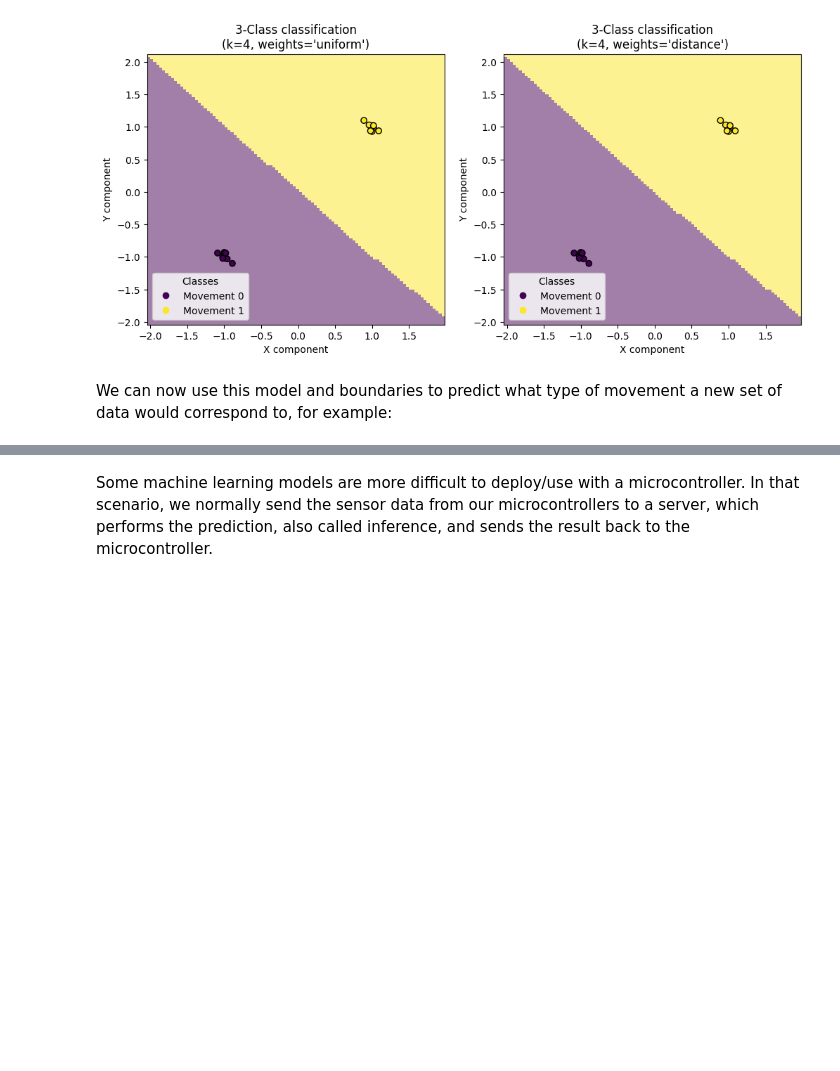
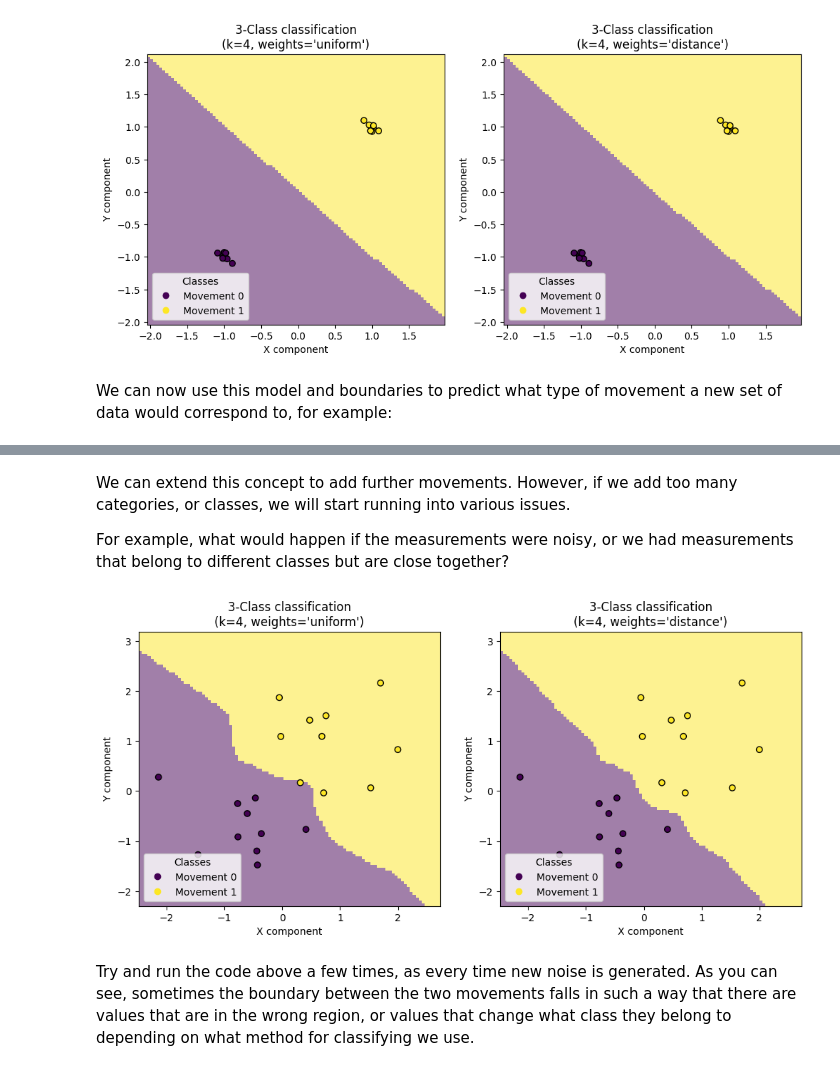
Before and after one commit to elvd/uob_outreach, a Jupyter notebook: ml_activity.ipynb, the cells around one changed output, grey strips where cells are left out. Cells and saved outputs as stored; diff of their text form; code cells hidden in the pictures; blank space fills up the shorter version.

Commit message:
Final draft of the ML activity notebook
Finalised the two examples - linear regression and KNN. Added some pointers on further reading on neural networks.

```diff
--- a/ml_activity.ipynb
+++ b/ml_activity.ipynb
@@ -283,2 +287,63 @@ The new data corresponds to a movement number 1
 # %% [markdown]
-Some machine learning models are more difficult to deploy/use with a microcontroller. In that scenario, we normally send the sensor data from our microcontrollers to a server, which performs the prediction, also called inference, and sends the result back to the microcontroller.
+We can extend this concept to add further movements. However, if we add too many categories, or classes, we will start running into various issues.
+
+For example, what would happen if the measurements were noisy, or we had measurements that belong to different classes but are close together?
+# %%
+# These are our raw data points - pairs of `X` and `Y` data points. Aim to have at least 10 pairs per movement
+sensor_readings = np.array([
+    [-1, -1], [-1.01, -1.02], [-0.99, -0.98], [-1.02, -0.99], [-0.96, -1.03], [-1.02, -1.02], [-1, -0.93], [-0.89, -1.1], [-1.09, -0.94], [-0.98, -0.94],
+    [1, 1], [1.01, 1.02], [0.99, 0.98], [1.02, 0.99], [0.96, 1.03], [1.02, 1.02], [1, 0.93], [0.89, 1.1], [1.09, 0.94], [0.98, 0.94]
+])
+
+noise_amount = 0.65
+sensor_noise = np.random.normal(0, np.sqrt(noise_amount), size=np.shape(sensor_readings))
+noisy_readings = sensor_readings + sensor_noise
+
+# In this case, we need to say what readings correspond to what movements. We will use the labels `0` and `1` for now. When you add more movements, you can extend the labels to higher numbers.
+movement_labels = np.array([
+    0, 0, 0, 0, 0, 0, 0, 0, 0, 0,
+    1, 1, 1, 1, 1, 1, 1, 1, 1, 1
+])
+
+# Splitting datasets into training and testing subsets is a standard step in many machine learning algorithms
+X_train, X_test, y_train, y_test = train_test_split(noisy_readings, movement_labels, stratify=movement_labels, random_state=0)
+
+# This is the command that builds, trains, and tests the classifier
+clf = Pipeline(
+    steps=[("scaler", StandardScaler()), ("knn", KNeighborsClassifier(n_neighbors=4))]
+)
+
+# Plotting of the results is a bit more involved in this case
+_, axs = plt.subplots(ncols=2, figsize=(12, 5))
+
+for ax, weights in zip(axs, ("uniform", "distance")):
+    # This is the command that trains the classifier
+    clf.set_params(knn__weights=weights).fit(X_train, y_train)
+
+    disp = DecisionBoundaryDisplay.from_estimator(
+        clf,
+        X_test,
+        response_method="predict",
+        plot_method="pcolormesh",
+        xlabel="X component",
+        ylabel="Y component",
+        shading="auto",
+        alpha=0.5,
+        ax=ax,
+    )
+    scatter = disp.ax_.scatter(noisy_readings[:, 0], noisy_readings[:, 1], c=movement_labels, edgecolors="k")
+    disp.ax_.legend(
+        scatter.legend_elements()[0],
+        ["Movement 0", "Movement 1"],
+        loc="lower left",
+        title="Classes",
+    )
+    _ = disp.ax_.set_title(
+        f"3-Class classification\n(k={clf[-1].n_neighbors}, weights={weights!r})"
+    )
+
+plt.show()
+# %% [output]
+[figure, added]
+# %% [markdown]
+Try and run the code above a few times, as every time new noise is generated. As you can see, sometimes the boundary between the two movements falls in such a way that there are values that are in the wrong region, or values that change what class they belong to depending on what method for classifying we use.
```
Also changed, not shown: parts of 5 cells of this notebook.
